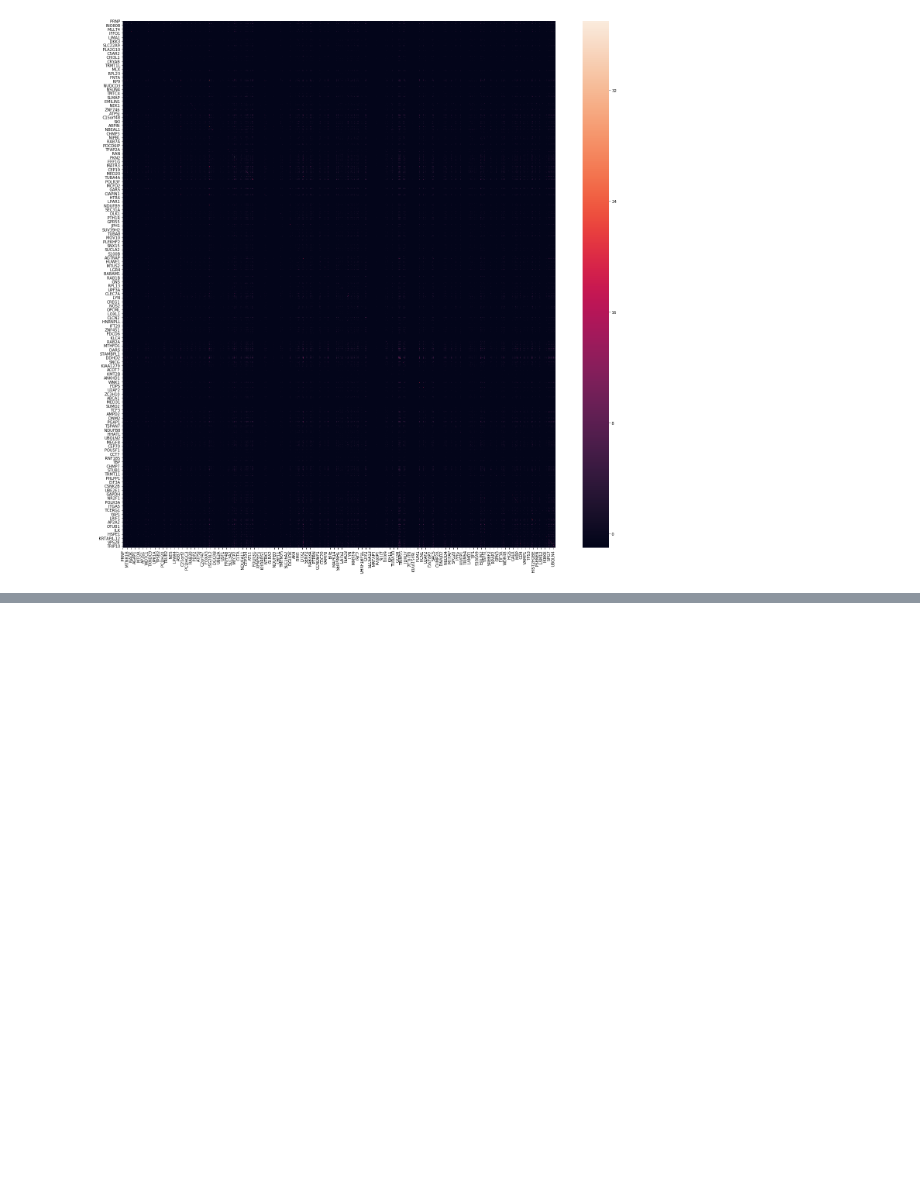
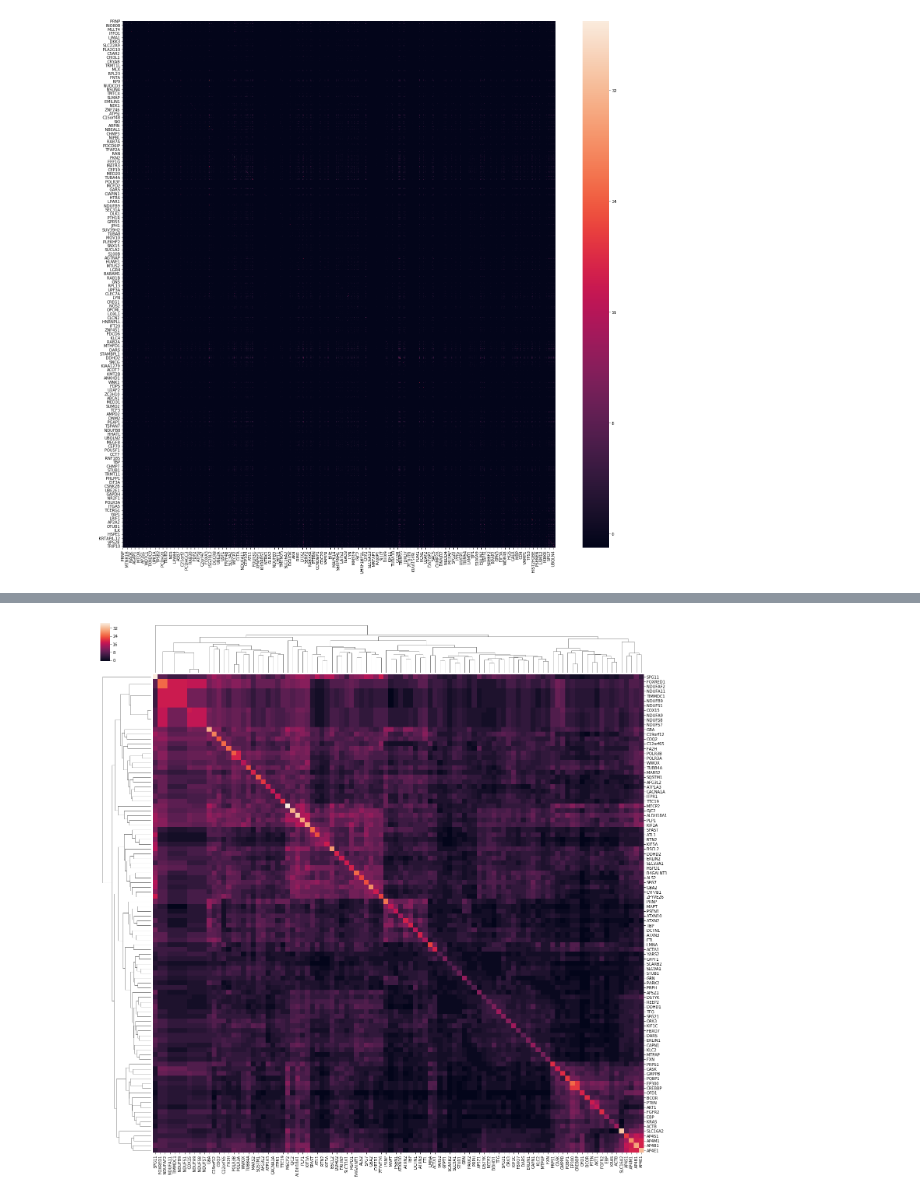
Before and after one commit to theocole/wsmm-groupwork, a Jupyter notebook: hpo_term_analysis.ipynb, the cells around one changed output, grey strips where cells are left out. Cells and saved outputs as stored; diff of their text form; code cells hidden in the pictures; blank space fills up the shorter version.

Commit message:
finalise cluster diagrams

```diff
--- a/hpo_term_analysis.ipynb
+++ b/hpo_term_analysis.ipynb
@@ -174,5 +174,5 @@ plt1 = sns.heatmap(float_matrix_sub_1)
 # %% [output]
 [figure]
 # %%
-plt2 = sns.clustermap(float_matrix_sub_1, figsize=(100,100))
+plt2 = sns.clustermap(float_matrix_sub_1, figsize=(25,25))
 # %% [output]
@@ -179,0 +200,2 @@ plt2 = sns.clustermap(float_matrix_sub_1, figsize=(100,100))
+# %%
+clustered_data = plt2.data2d
@@ -179,0 +223,7 @@ plt2 = sns.clustermap(float_matrix_sub_1, figsize=(100,100))
+# %%
+genes = []
+for row in clustered_data.tail(100).iterrows():
+    genes.append(row[0])
+
+subset_clustered_data = clustered_data[genes].tail(100)
+subset_clustered_data
@@ -179,0 +249,4 @@ plt2 = sns.clustermap(float_matrix_sub_1, figsize=(100,100))
+# %%
+plt3 = sns.clustermap(subset_clustered_data, figsize=(25,25))
+# %% [output]
+[figure, added]
```
Also changed, not shown: parts of 5 cells of this notebook, 2 other files.
